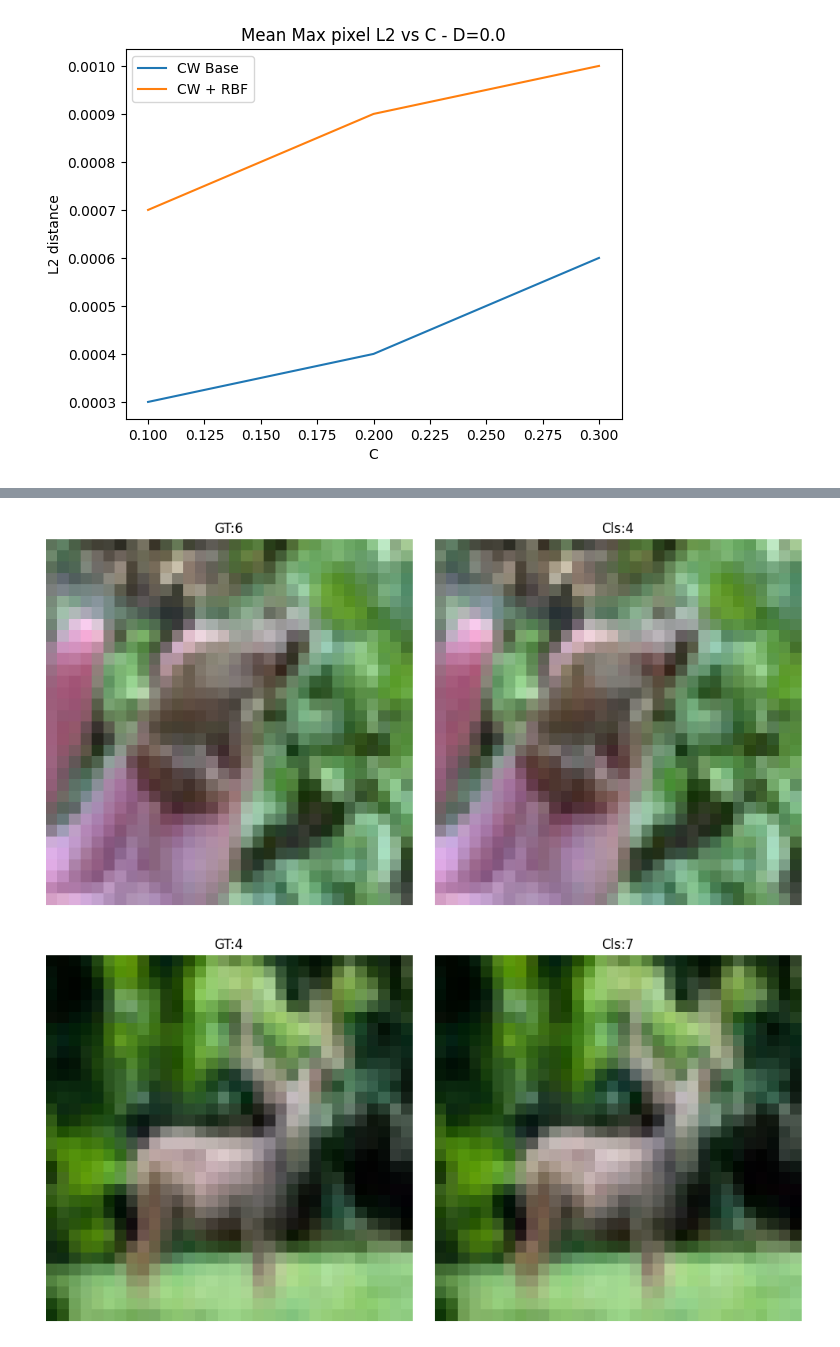
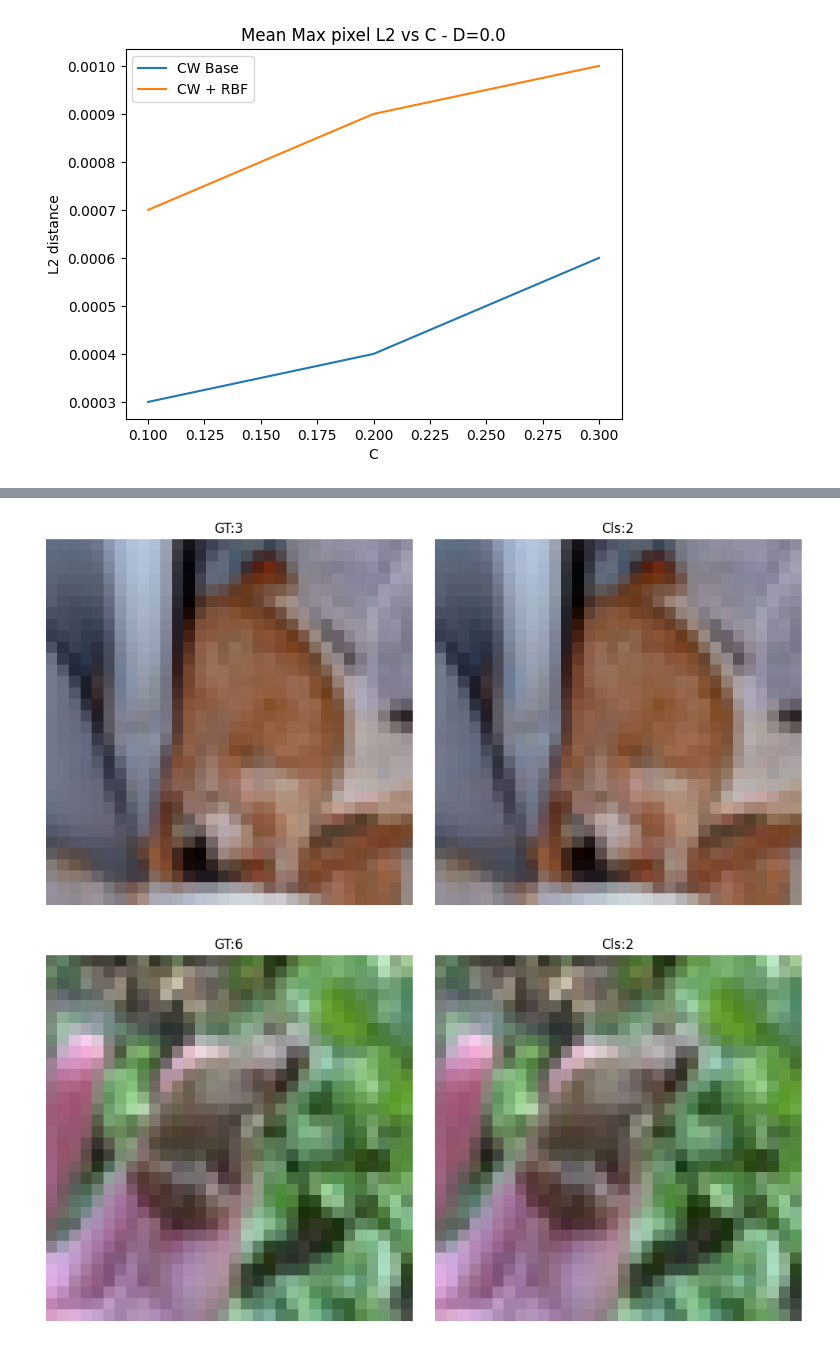
Before and after one commit to zainsarwar865/SparseDNNs, a Jupyter notebook: scripts/analysis.ipynb, the cells around one changed output, grey strips where cells are left out. Cells and saved outputs as stored; diff of their text form; code cells hidden in the pictures.

```diff
--- a/scripts/analysis.ipynb
+++ b/scripts/analysis.ipynb
@@ -817,27 +817,28 @@ lineplot_l2radius_perturbation(c,base_l2, integrated_l2, title, xlabel, ylabel,
 # MLP vs ResNet
 # %%
 detector = 'Regular'
-c_base=0.4
+c_base=0.5
 d_base=0.0
 c_integrated=0.2
 d_integrated=0.1
 
-base_path = f"/net/scratch/zsarwar/SparseDNNs/MT_cifar10_randCNN_10_8d64c1903fcb2ff6173fe22979c3175f/MT_Baseline_2ec2f01d64d67544298a8ba4e5303489"
-images_cw_base = f"Adversarial_Datasets/CW_adv_samples_5120_test_detector-type-{detector}_integrated-False_c-{c_base}_d-{d_base}.pickle"
-#images_cw_rbf = f"Adversarial_Datasets/CW_adv_samples_5120_test_detector-type-{detector}_integrated-True_c-{c_integrated}_d-{d_integrated}.pickle"
-images_benign = f"Benign_Datasets/CW_benign_samples_5120_test_detector-type-{detector}_integrated-False_c-{c_base}_d-{d_base}.pickle"
+base_path = f"/net/scratch/zsarwar/SparseDNNs/MT_cifar10_randCNN_10_8d64c1903fcb2ff6173fe22979c3175f/MT_Baseline_f9c2570b43d17cd3f46b942f31d6fb03"
+#base_path = f"/net/scratch/zsarwar/SparseDNNs/MT_cifar10_randCNN_10_8d64c1903fcb2ff6173fe22979c3175f/MT_Baseline_2ec2f01d64d67544298a8ba4e5303489"
+images_cw_base = f"Adversarial_Datasets/CW_adv_samples_512_test_detector-type-{detector}_integrated-False_c-{c_base}_d-{d_base}.pickle"
+#images_cw_rbf = f"Adversarial_Datasets/CW_adv_samples_512_test_detector-type-{detector}_integrated-True_c-{c_integrated}_d-{d_integrated}.pickle"
+images_benign = f"Benign_Datasets/CW_benign_samples_512_test_detector-type-{detector}_integrated-False_c-{c_base}_d-{d_base}.pickle"
 
-#predictions_integrated = f"Predictions/Model/CW_type-adversarial_5120_test_detector-type-{detector}_integrated-True_c-{c_integrated}_d-{d_integrated}.pickle"
-predictions_base = f"Predictions/Model/CW_type-adversarial_5120_test_detector-type-{detector}_integrated-False_c-{c_base}_d-{d_base}.pickle"
+#predictions_integrated = f"Predictions/Model/CW_type-adversarial_512_test_detector-type-{detector}_integrated-True_c-{c_integrated}_d-{d_integrated}.pickle"
+predictions_base = f"Predictions/Model/CW_type-adversarial_512_test_detector-type-{detector}_integrated-False_c-{c_base}_d-{d_base}.pickle"
 
 """
-predictions_benign_rbf = f"Predictions/RBF/CW_type-benign_5120_test_detector-type-{detector}_integrated-False_rbf_c-{c_base}_d-{d_base}.pickle"
-predictions_base_rbf = f"Predictions/RBF/CW_type-adversarial_5120_test_detector-type-{detector}_integrated-False_rbf_c-{c_base}_d-{d_base}.pickle"
-predictions_integrated_rbf = f"Predictions/RBF/CW_type-adversarial_5120_test_detector-type-{detector}_integrated-True_rbf_c-{c_integrated}_d-{d_integrated}.pickle"
+predictions_benign_rbf = f"Predictions/RBF/CW_type-benign_512_test_detector-type-{detector}_integrated-False_rbf_c-{c_base}_d-{d_base}.pickle"
+predictions_base_rbf = f"Predictions/RBF/CW_type-adversarial_512_test_detector-type-{detector}_integrated-False_rbf_c-{c_base}_d-{d_base}.pickle"
+predictions_integrated_rbf = f"Predictions/RBF/CW_type-adversarial_512_test_detector-type-{detector}_integrated-True_rbf_c-{c_integrated}_d-{d_integrated}.pickle"
 """
 
-filtered_indices_base = f"Predictions/Perturbed_Samples/CW_benign_samples_5120_test_detector-type-{detector}_integrated-False_c-{c_base}_d-{d_base}.pt"
-#filtered_indices_integrated = f"Predictions/Perturbed_Samples/CW_benign_samples_5120_test_detector-type-{detector}_integrated-True_c-{c_integrated}_d-{d_integrated}.pt"
+filtered_indices_base = f"Predictions/Perturbed_Samples/CW_benign_samples_512_test_detector-type-{detector}_integrated-False_c-{c_base}_d-{d_base}.pt"
+#filtered_indices_integrated = f"Predictions/Perturbed_Samples/CW_benign_samples_512_test_detector-type-{detector}_integrated-True_c-{c_integrated}_d-{d_integrated}.pt"
 
 images_cw_base = os.path.join(base_path, images_cw_base)
 #images_cw_rbf = os.path.join(base_path, images_cw_rbf)
@@ -1089,28 +1128,28 @@ lineplot_l2radius_perturbation(c,base_l2, integrated_l2, title, xlabel, ylabel,
 # %%
 save_path = "/net/scratch/zsarwar/SparseDNNs/MT_cifar10_randCNN_10_8d64c1903fcb2ff6173fe22979c3175f/MT_Baseline_56917aa4c101ab02ad0bade64c9411fb"
 
-for idx in range(5):
+for idx in range(10):
     benign = images_benign[0][idx]
     cw_base = images_cw_base[0][idx]
     #cw_rbf = images_cw_rbf[0][idx]
 
     benign = benign.swapaxes(0,1)
     benign = benign.swapaxes(1,2)
 
     cw_base = cw_base.swapaxes(0,1)
     cw_base = cw_base.swapaxes(1,2)
 
     #cw_rbf = cw_rbf.swapaxes(0,1)
     #cw_rbf = cw_rbf.swapaxes(1,2)
 
     title_benign = f'GT:{true_labels_base[idx]}'
     title_base = f'Cls:{pred_labels_base[idx]}'
     #title_integrated = f'Cls:{pred_labels_integrated[idx]}, RBF:{pred_labels_integrated_rbf[idx]}'
     titles = [title_benign, title_base]
     plot_side_by_side(benign, cw_base,  idx, save_path, titles=titles)
 # %% [output]
 [figure]
 [figure]
 [figure]
-[figure, old version]
+[figure, new version]
-[figure, old version]
+[figure, new version]
```
Also changed, not shown: parts of 11 cells of this notebook, 24 other files.
